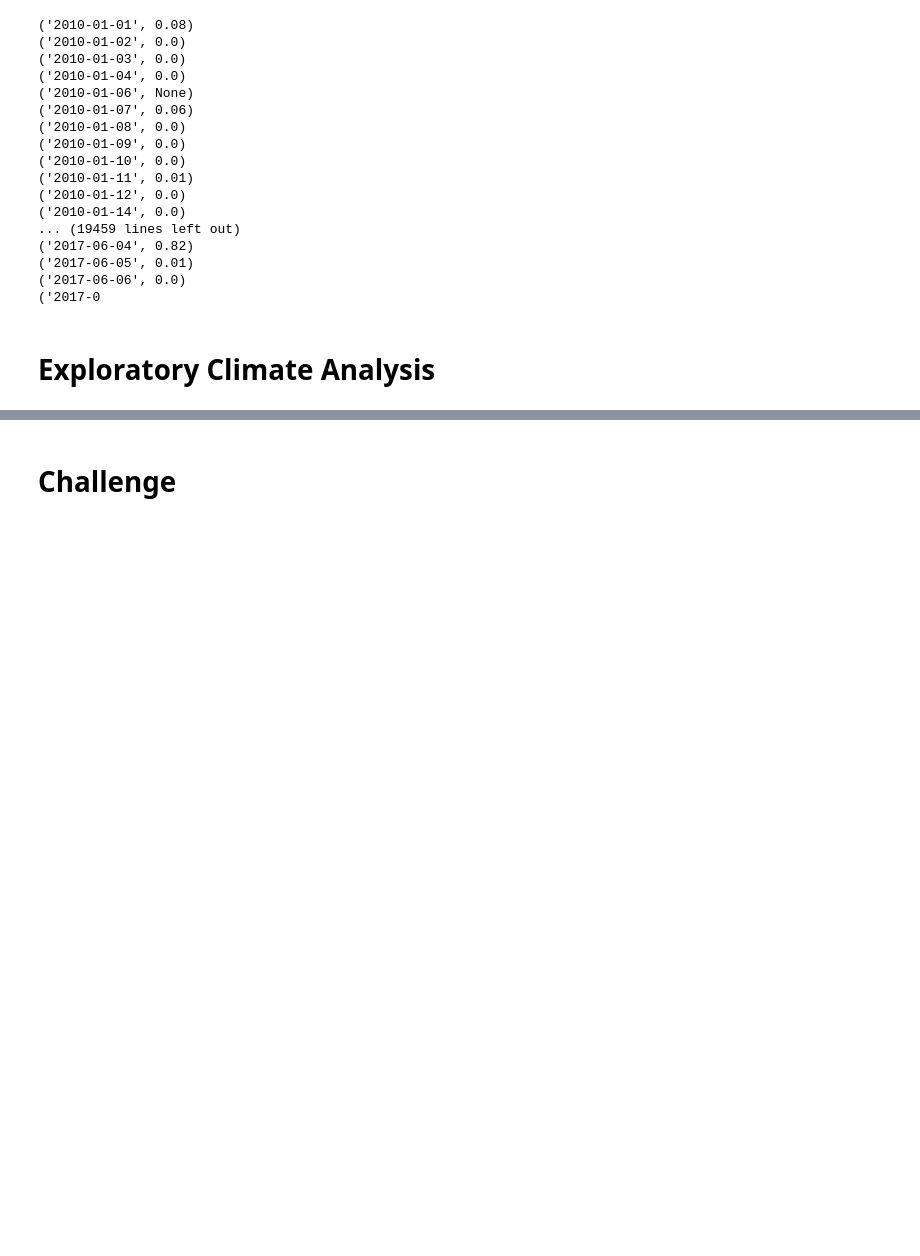
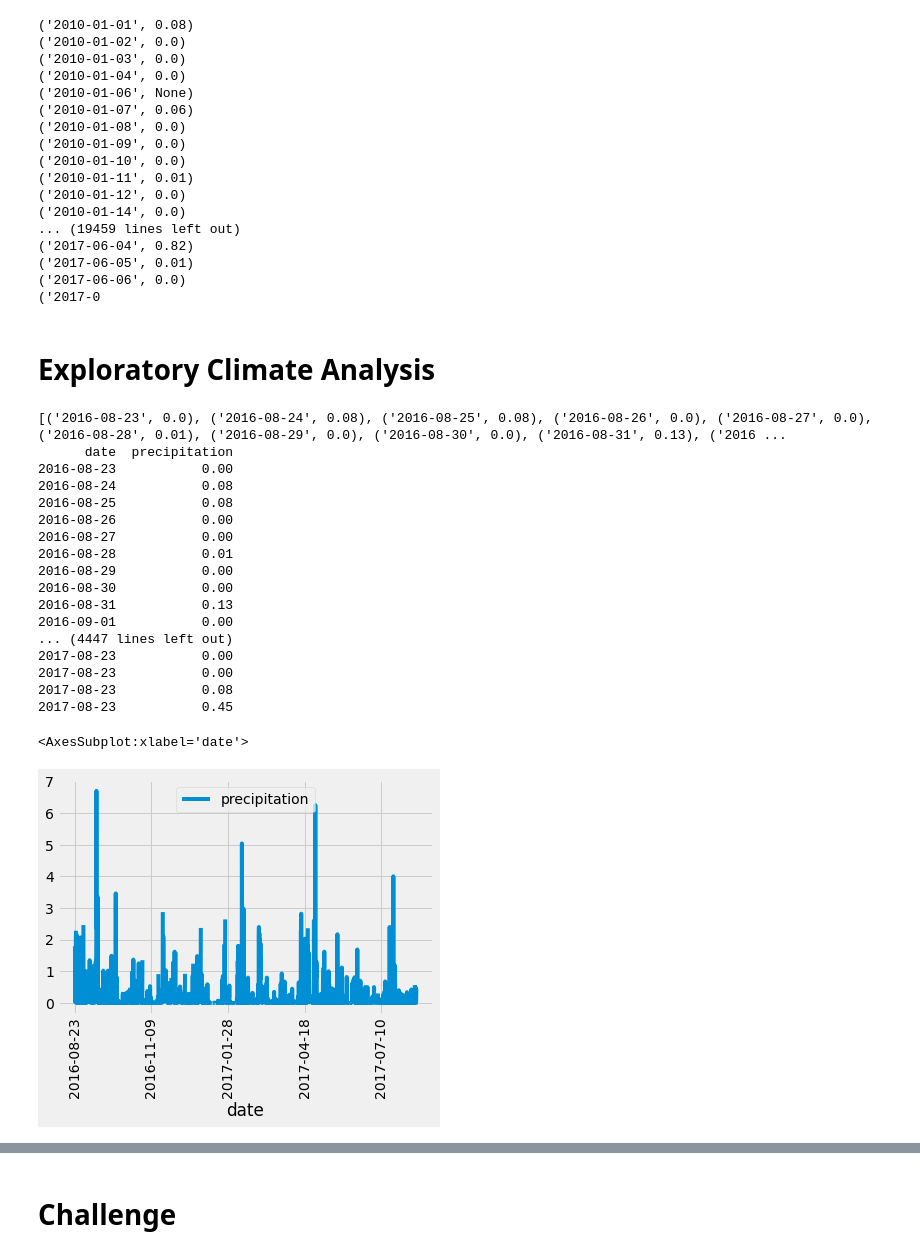
Before and after one commit to Harpritkc/09-Surfs_Up, a Jupyter notebook: climate_analysis.ipynb, the cells around one changed output, grey strips where cells are left out. Drawn from its saved outputs; the diff is of its cells as text; code cells hidden in the pictures; blank space fills up the shorter version.

```diff
--- a/climate_analysis.ipynb
+++ b/climate_analysis.ipynb
@@ -70,14 +69,53 @@ for result in results:
 # Exploratory Climate Analysis
 # %%
 # Design a query to retrieve the last 12 months of precipitation data and plot the results.
+
 #Starting from the last data point in the database.
+#prev_year = dt.date(2017, 8, 23)
 
 # Calculate the date one year from the last date in data set.
+prev_year = dt.date(2017, 8, 23) - dt.timedelta(days=365)
 
 # Perform a query to retrieve the data and precipitation scores
+#results = []
+#results = session.query(Measurement.date, Measurement.prcp)
+#print(results.all())
+# Filter out all of the data that is older than a year from the last record date.
+#results = []
+
+results = session.query(Measurement.date, Measurement.prcp).filter(Measurement.date >= prev_year).all()
+
+print(results)
 
 # Save the query results as a Pandas DataFrame and set the index to the date column
+df = pd.DataFrame(results, columns=['date','precipitation'])
+df.set_index(df['date'], inplace=True)
+print(df.to_string(index=False))
 
 # Sort the dataframe by date
+df = df.sort_index()
+print(df.to_string(index=False))
 
-# Use Pandas Plotting with Matplotlib to plot the data
+
+#print(df.to_string(index=False))
+df.plot(rot=90)
+# %% [output]
+[('2016-08-23', 0.0), ('2016-08-24', 0.08), ('2016-08-25', 0.08), ('2016-08-26', 0.0), ('2016-08-27', 0.0), ('2016-08-28', 0.01), ('2016-08-29', 0.0), ('2016-08-30', 0.0), ('2016-08-31', 0.13), ('2016 ...
+      date  precipitation
+2016-08-23           0.00
+2016-08-24           0.08
+2016-08-25           0.08
+2016-08-26           0.00
+2016-08-27           0.00
+2016-08-28           0.01
+2016-08-29           0.00
+2016-08-30           0.00
+2016-08-31           0.13
+2016-09-01           0.00
+... (4447 lines left out)
+2017-08-23           0.00
+2017-08-23           0.00
+2017-08-23           0.08
+2017-08-23           0.45
+<AxesSubplot:xlabel='date'>
+[figure, added]
```
Also changed, not shown: parts of 14 cells of this notebook.
